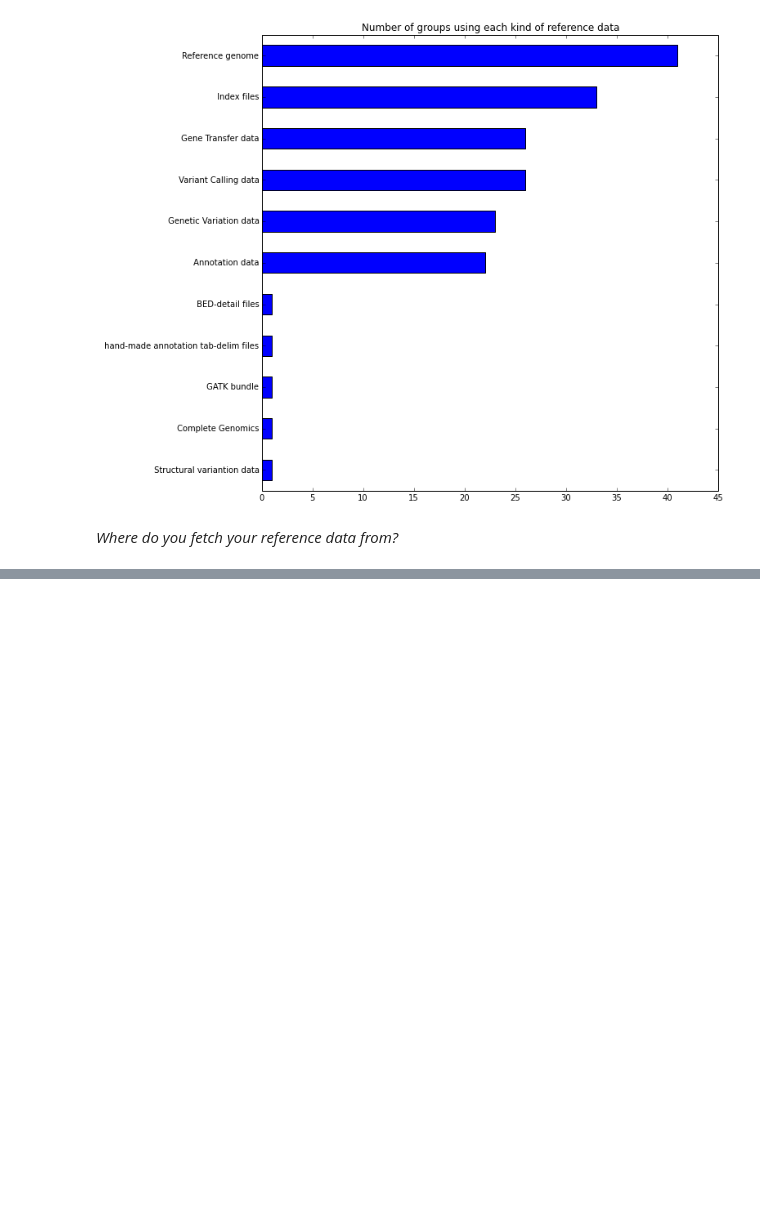
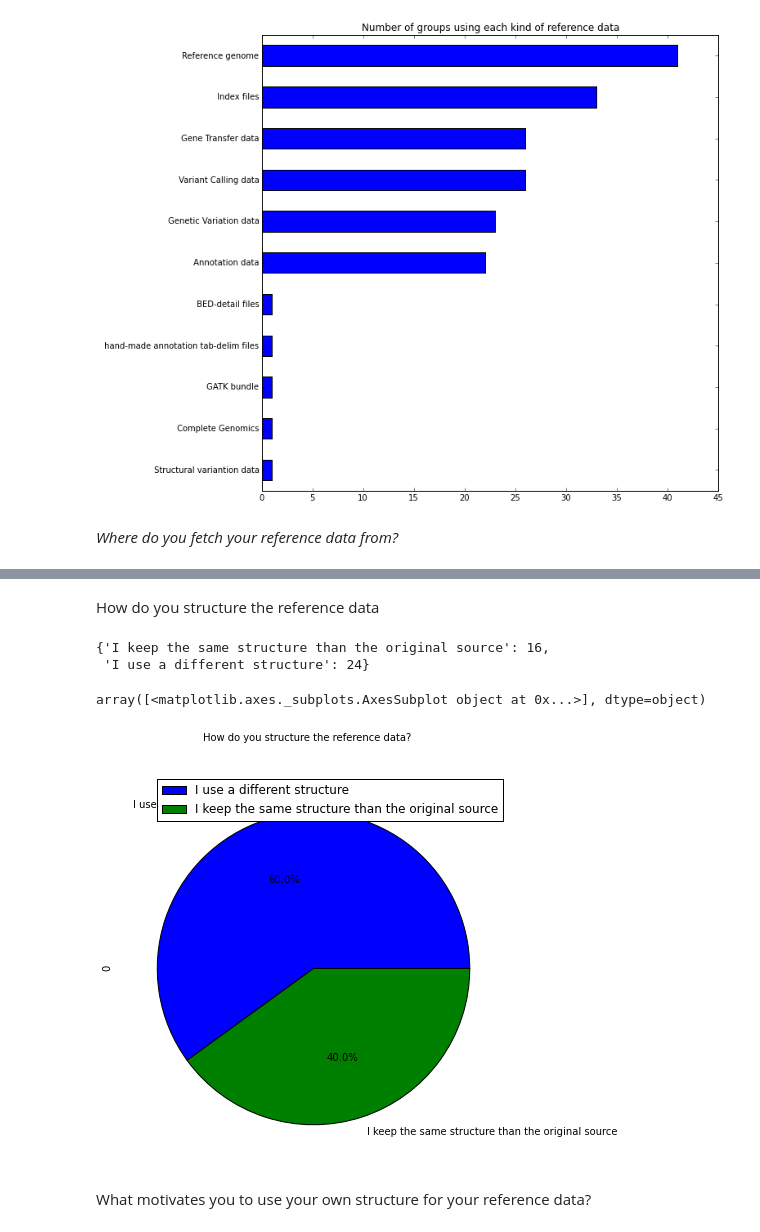
Before and after one commit to guillermo-carrasco/mussolblog, a Jupyter notebook: Genomics_reference_data_the_fragmentation_problem/Genomics_reference_data-The_fragmentation_problem.ipynb, the cells around one changed output, grey strips where cells are left out. Saved outputs shown, nothing was run; the diff lists cells and outputs as text; code cells hidden in the pictures; blank space fills up the shorter version.

```diff
--- a/Genomics_reference_data_the_fragmentation_problem/Genomics_reference_data-The_fragmentation_problem.ipynb
+++ b/Genomics_reference_data_the_fragmentation_problem/Genomics_reference_data-The_fragmentation_problem.ipynb
@@ -168,0 +221,21 @@ plot = df_ref_loc.plot(kind='barh', legend=False, grid=False, title='Where do yo
+# %% [markdown]
+How do you structure the reference data
+# %%
+structure = {}
+for key in responses['How do you structure the reference data'].dropna():
+    if structure.has_key(key.lstrip()):
+        structure[key.lstrip()] += 1
+    else:
+        structure[key.lstrip()] = 1
+structure
+# %% [output]
+{'I keep the same structure than the original source': 16,
+ 'I use a different structure': 24}
+# %%
+structure = pd.DataFrame.from_dict(structure, orient='index')
+structure.plot(kind='pie', autopct='%1.1f%%', title='How do you structure the reference data?', subplots=True, figsize=(7,7))
+# %% [output]
+array([<matplotlib.axes._subplots.AxesSubplot object at 0x...>], dtype=object)
+[figure, added]
+# %% [markdown]
+What motivates you to use your own structure for your reference data?
```
Also changed, not shown: parts of 24 cells of this notebook.
